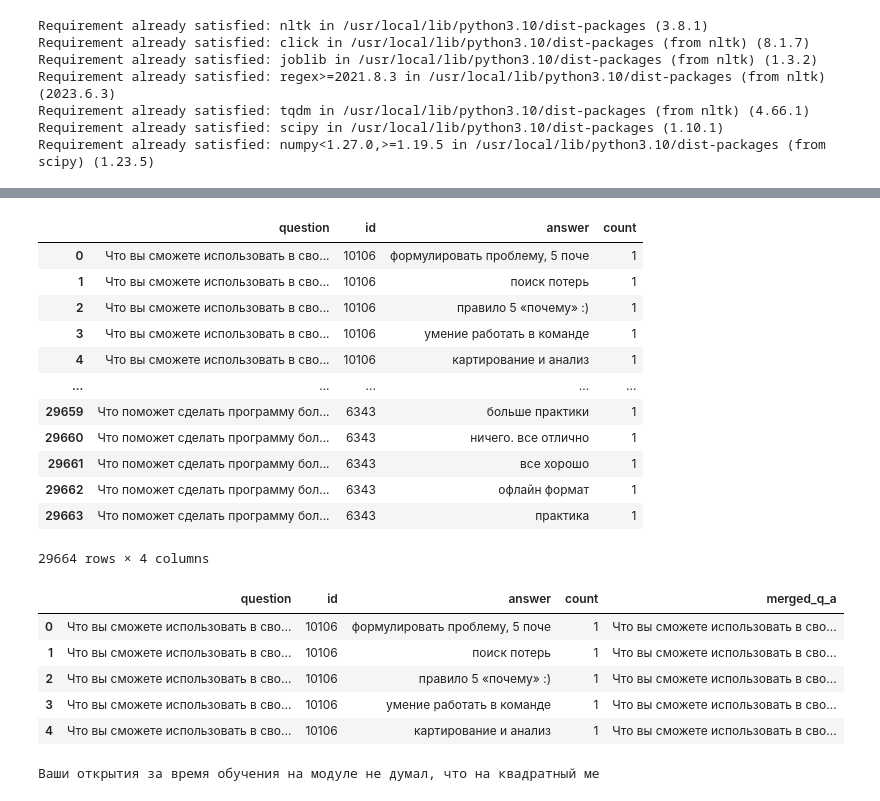
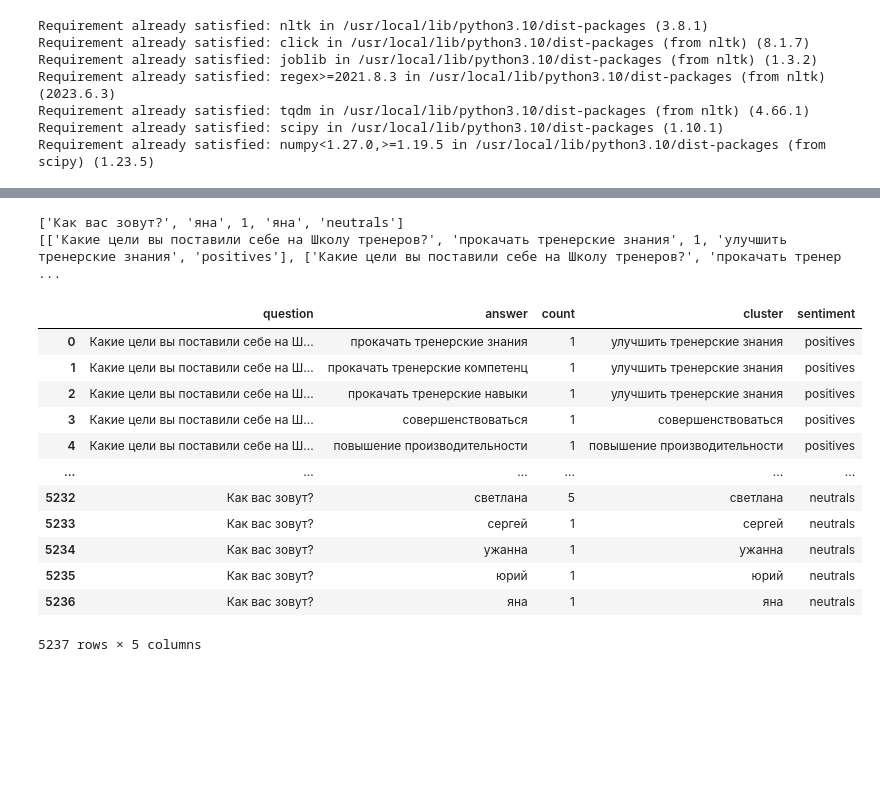
Before and after one commit to BrainyHaron/DigitalBreakthrough, a Jupyter notebook: das_pirat_OS_vol_3(fin).ipynb, the cells around one changed output, grey strips where cells are left out. Cells and saved outputs as stored; diff of their text form; code cells hidden in the pictures; blank space fills up the shorter version.

```diff
--- a/das_pirat_OS_vol_3(fin).ipynb
+++ b/das_pirat_OS_vol_3(fin).ipynb
@@ -78,0 +34,19 @@ print(full_list3[0:5])
+# %%
+path ='/content/drive/MyDrive/das_pirat_OS/labeled'
+full_list3=[]
+i=0
+for file in os.listdir(path):
+    try:
+        with open(path+"/"+file,'r', encoding='Utf-8') as json_data:
+            res1_loaded = json.load(json_data)
+
+            k=res1_loaded['question']
+
+            for answer in res1_loaded['answers']:
+                l = [k]+[answer['answer'], answer['count'], answer['cluster'],answer['sentiment']]
+                full_list3.append(l)
+
+    except ValueError:
+        #pass
+        print(f'Unable to process {file}')
+        print(f'Successfully constructed {len(res1_loaded)} files')
@@ -79,34 +56,26 @@ print(full_list3[0:5])
+# %%
+print(l)
+print(full_list3)
+print(res1_loaded['answers'][0])
+# %% [output]
+['Как вас зовут?', 'яна', 1, 'яна', 'neutrals']
+[['Какие цели вы поставили себе на Школу тренеров?', 'прокачать тренерские знания', 1, 'улучшить тренерские знания', 'positives'], ['Какие цели вы поставили себе на Школу тренеров?', 'прокачать тренер ...
 # %%
 dat = pd.DataFrame(full_list3)
 pd.set_option('display.max_colwidth', None)
-dat.columns = ['question','id', 'answer', 'count']
+dat.columns = ['question','answer', 'count', 'cluster','sentiment']
 dat
 # %% [output]
-|  | question | id | answer | count |
-| 0 | Что вы сможете использовать в сво... | 10106 | формулировать проблему, 5 поче | 1 |
-| 1 | Что вы сможете использовать в сво... | 10106 | поиск потерь | 1 |
-| 2 | Что вы сможете использовать в сво... | 10106 | правило 5 «почему» :) | 1 |
-| 3 | Что вы сможете использовать в сво... | 10106 | умение работать в команде | 1 |
-| 4 | Что вы сможете использовать в сво... | 10106 | картирование и анализ | 1 |
-| ... | ... | ... | ... | ... |
-| 29659 | Что поможет сделать программу бол... | 6343 | больше практики | 1 |
-| 29660 | Что поможет сделать программу бол... | 6343 | ничего. все отлично | 1 |
-| 29661 | Что поможет сделать программу бол... | 6343 | все хорошо | 1 |
-| 29662 | Что поможет сделать программу бол... | 6343 | офлайн формат | 1 |
-| 29663 | Что поможет сделать программу бол... | 6343 | практика | 1 |
+|  | question | answer | count | cluster | sentiment |
+| 0 | Какие цели вы поставили себе на Ш... | прокачать тренерские знания | 1 | улучшить тренерские знания | positives |
+| 1 | Какие цели вы поставили себе на Ш... | прокачать тренерские компетенц | 1 | улучшить тренерские знания | positives |
+| 2 | Какие цели вы поставили себе на Ш... | прокачать тренерские навыки | 1 | улучшить тренерские знания | positives |
+| 3 | Какие цели вы поставили себе на Ш... | совершенствоваться | 1 | совершенствоваться | positives |
+| 4 | Какие цели вы поставили себе на Ш... | повышение производительности | 1 | повышение производительности | positives |
+| ... | ... | ... | ... | ... | ... |
+| 5232 | Как вас зовут? | светлана | 5 | светлана | neutrals |
+| 5233 | Как вас зовут? | сергей | 1 | сергей | neutrals |
+| 5234 | Как вас зовут? | ужанна | 1 | ужанна | neutrals |
+| 5235 | Как вас зовут? | юрий | 1 | юрий | neutrals |
+| 5236 | Как вас зовут? | яна | 1 | яна | neutrals |
-29664 rows × 4 columns
+5237 rows × 5 columns
-# %%
-dat['merged_q_a']=dat['question']+' '+dat['answer']
-dat.head()
-# %% [output]
-|  | question | id | answer | count | merged_q_a |
-| 0 | Что вы сможете использовать в сво... | 10106 | формулировать проблему, 5 поче | 1 | Что вы сможете использовать в сво... |
-| 1 | Что вы сможете использовать в сво... | 10106 | поиск потерь | 1 | Что вы сможете использовать в сво... |
-| 2 | Что вы сможете использовать в сво... | 10106 | правило 5 «почему» :) | 1 | Что вы сможете использовать в сво... |
-| 3 | Что вы сможете использовать в сво... | 10106 | умение работать в команде | 1 | Что вы сможете использовать в сво... |
-| 4 | Что вы сможете использовать в сво... | 10106 | картирование и анализ | 1 | Что вы сможете использовать в сво... |
-# %%
-col_list = dat["merged_q_a"].values.tolist()
-print(col_list[100])
-# %% [output]
-Ваши открытия за время обучения на модуле не думал, что на квадратный ме
```
Also changed, not shown: parts of 29 cells of this notebook.
